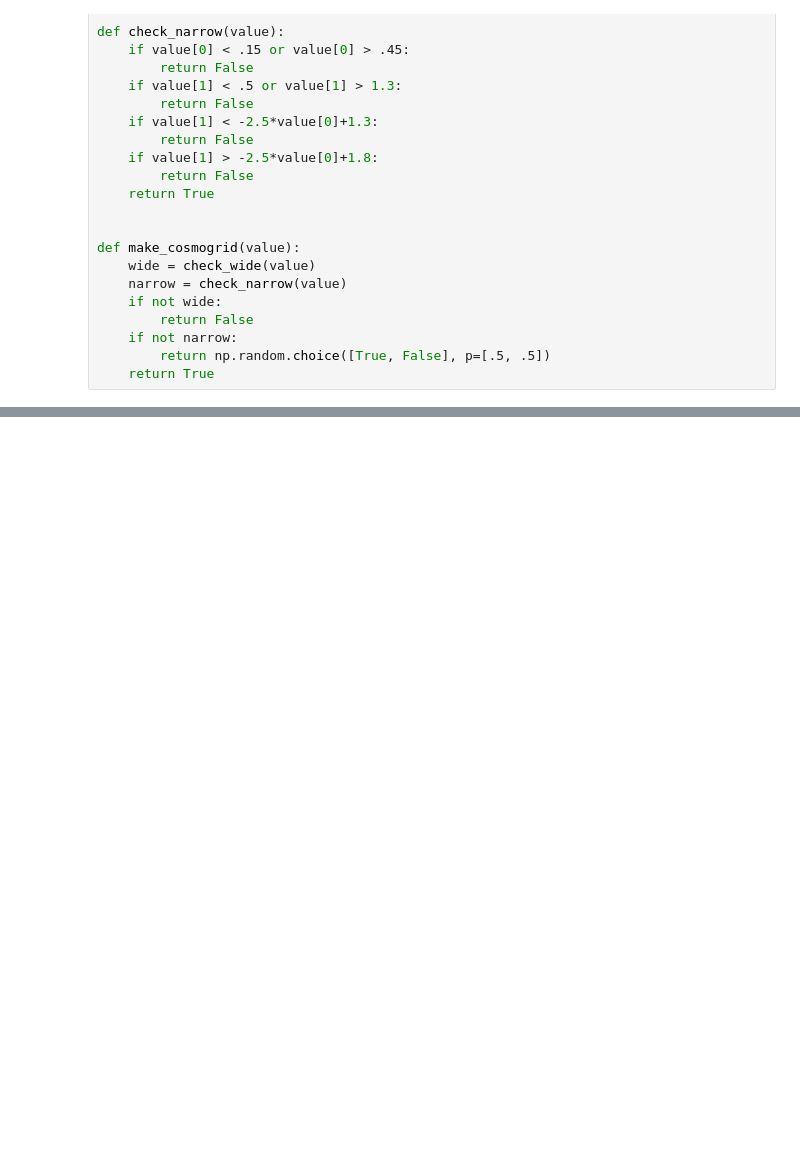
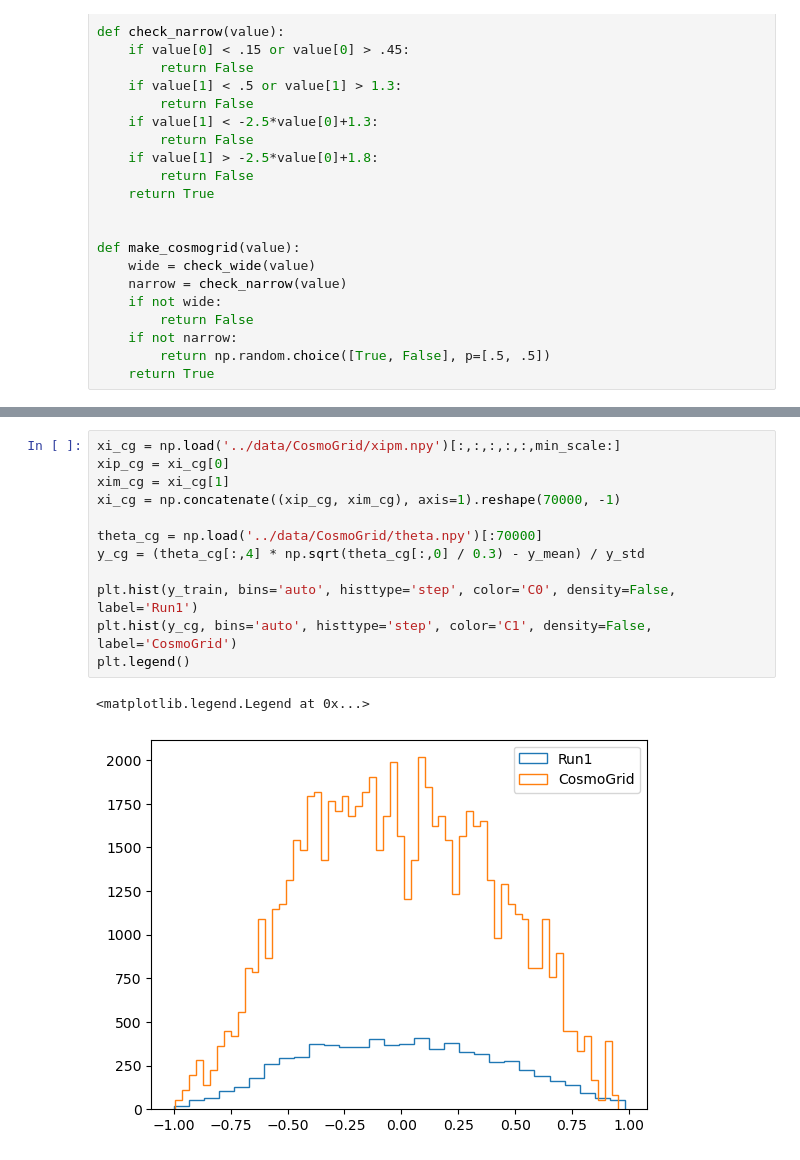
Before and after one commit to D-Gebauer/DLWL, a Jupyter notebook: DL/likelihood_transform.ipynb, the cells around one changed output, grey strips where cells are left out. Saved outputs shown, nothing was run; the diff lists cells and outputs as text; blank space fills up the shorter version.

```diff
--- a/DL/likelihood_transform.ipynb
+++ b/DL/likelihood_transform.ipynb
@@ -285,0 +267,15 @@ plt.tight_layout()
+# %%
+xi_cg = np.load('../data/CosmoGrid/xipm.npy')[:,:,:,:,:,min_scale:]
+xip_cg = xi_cg[0]
+xim_cg = xi_cg[1]
+xi_cg = np.concatenate((xip_cg, xim_cg), axis=1).reshape(70000, -1)
+
+theta_cg = np.load('../data/CosmoGrid/theta.npy')[:70000]
+y_cg = (theta_cg[:,4] * np.sqrt(theta_cg[:,0] / 0.3) - y_mean) / y_std
+
+plt.hist(y_train, bins='auto', histtype='step', color='C0', density=False, label='Run1')
+plt.hist(y_cg, bins='auto', histtype='step', color='C1', density=False, label='CosmoGrid')
+plt.legend()
+# %% [output]
+<matplotlib.legend.Legend at 0x...>
+[figure, added]
```
Also changed, not shown: parts of 12 cells of this notebook, 5 other files.
